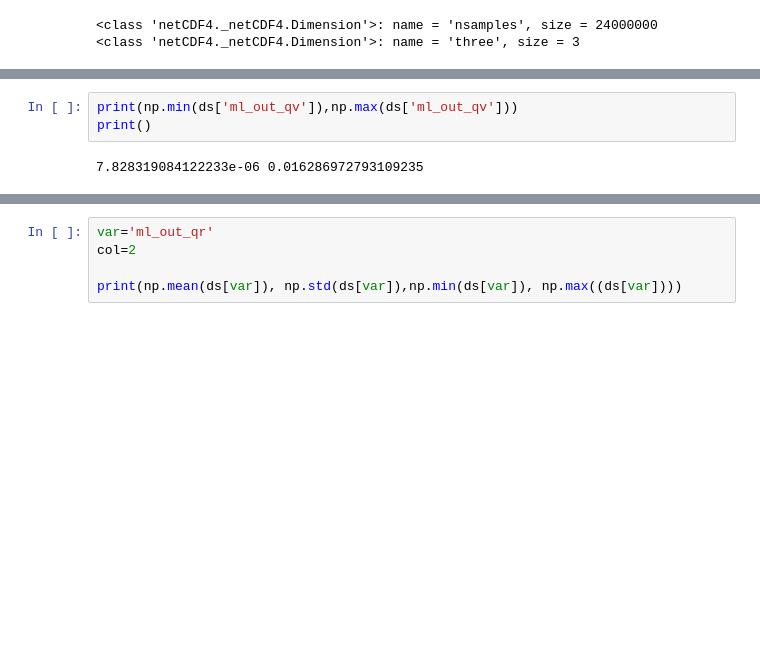
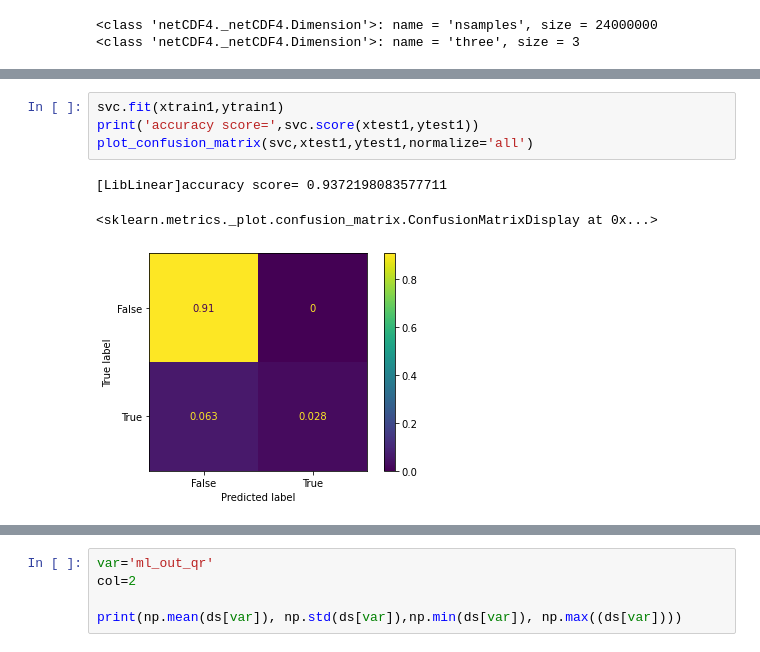
Before and after one commit to zane-b/SULI-REPO, a Jupyter notebook: microPhysNB.ipynb, the cells around one changed output, grey strips where cells are left out. Drawn from its saved outputs; the diff is of its cells as text; blank space fills up the shorter version.

```diff
--- a/microPhysNB.ipynb
+++ b/microPhysNB.ipynb
@@ -53,5 +278,8 @@ print(ds['ml_in_theta'][1:6,])
 # %%
-print(np.min(ds['ml_out_qv']),np.max(ds['ml_out_qv']))
-print()
+svc.fit(xtrain1,ytrain1)
+print('accuracy score=',svc.score(xtest1,ytest1))
+plot_confusion_matrix(svc,xtest1,ytest1,normalize='all')
 # %% [output]
-7.828319084122233e-06 0.016286972793109235
+[LibLinear]accuracy score= 0.9372198083577711
+<sklearn.metrics._plot.confusion_matrix.ConfusionMatrixDisplay at 0x...>
+[figure, added]
```
Also changed, not shown: parts of 53 cells of this notebook.
